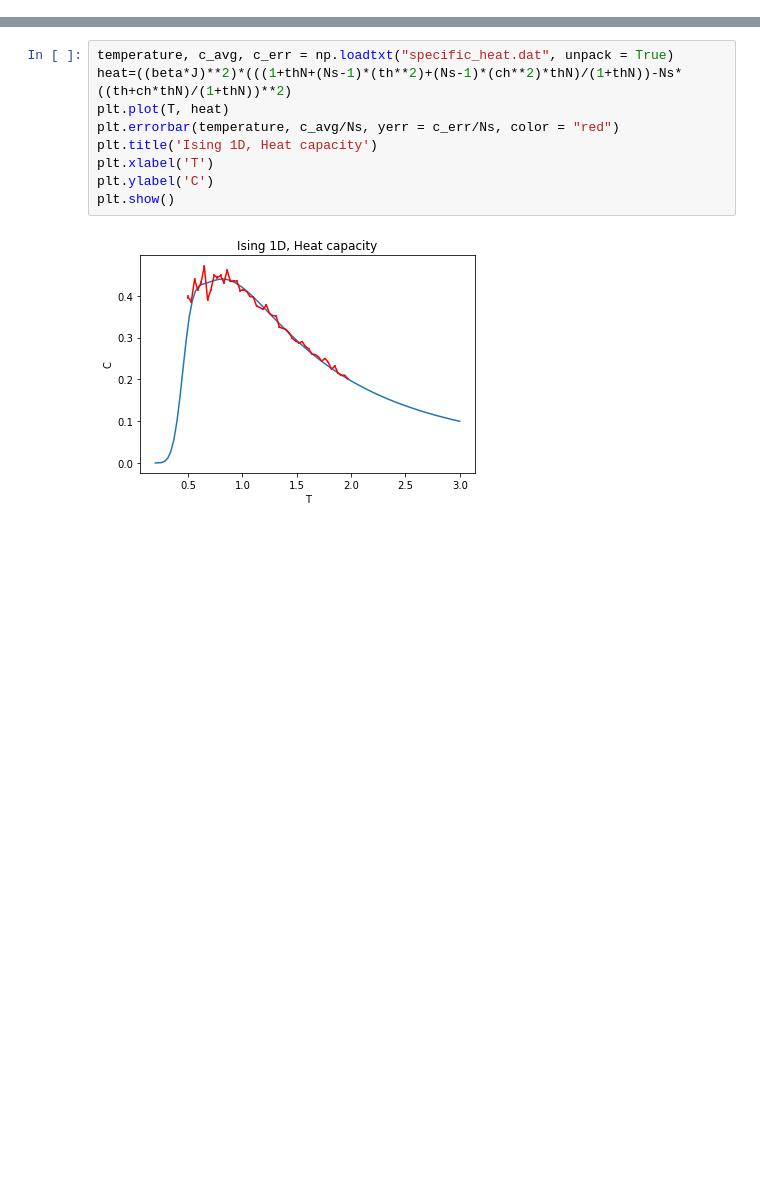
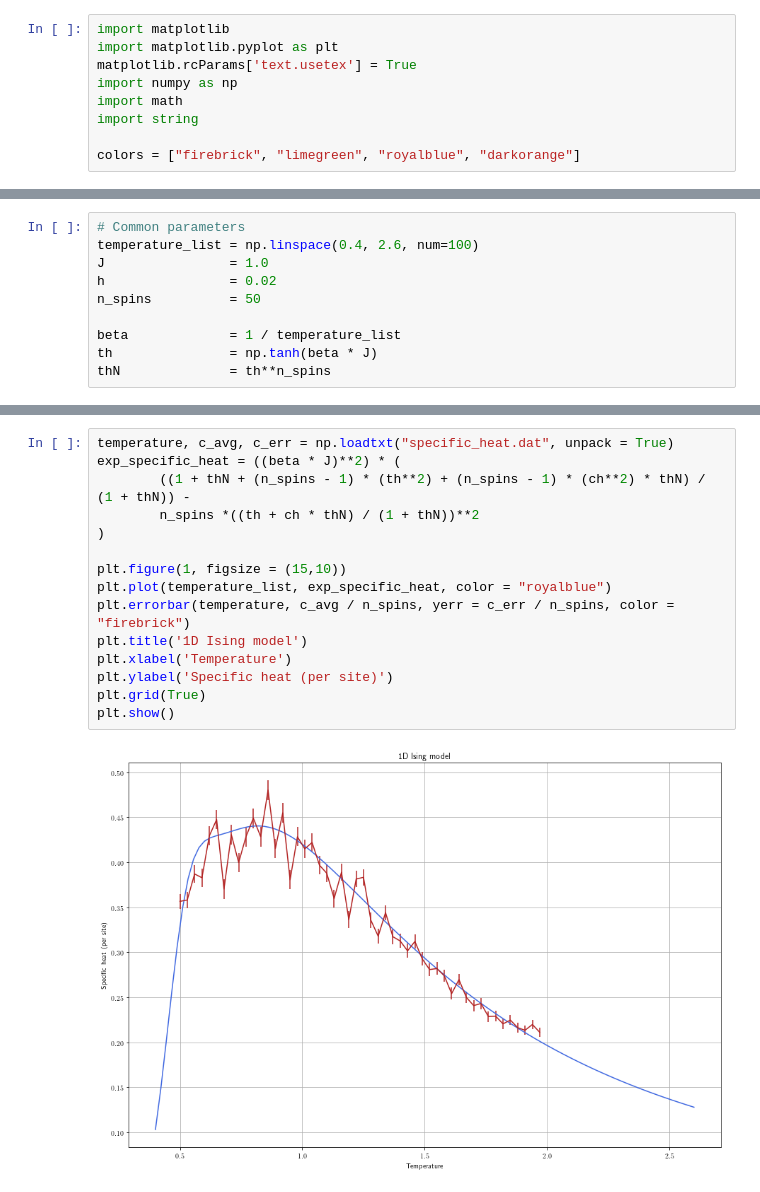
Before and after one commit to phaerrax/lab-simulazione-numerica, a Jupyter notebook: exercise06/exercise06.ipynb, the cells around one changed output, grey strips where cells are left out. Saved outputs shown, nothing was run; the diff lists cells and outputs as text; blank space fills up the shorter version.

```diff
--- a/exercise06/exercise06.ipynb
+++ b/exercise06/exercise06.ipynb
@@ -22,0 +3,9 @@ plt.show()
+# %%
+import matplotlib
+import matplotlib.pyplot as plt
+matplotlib.rcParams['text.usetex'] = True
+import numpy as np
+import math
+import string
+
+colors = ["firebrick", "limegreen", "royalblue", "darkorange"]
@@ -22,0 +25,10 @@ plt.show()
+# %%
+# Common parameters
+temperature_list = np.linspace(0.4, 2.6, num=100)
+J                = 1.0
+h                = 0.02
+n_spins          = 50
+
+beta             = 1 / temperature_list
+th               = np.tanh(beta * J)
+thN              = th**n_spins
@@ -23,12 +53,18 @@ plt.show()
 # %%
 temperature, c_avg, c_err = np.loadtxt("specific_heat.dat", unpack = True)
-heat=((beta*J)**2)*(((1+thN+(Ns-1)*(th**2)+(Ns-1)*(ch**2)*thN)/(1+thN))-Ns*((th+ch*thN)/(1+thN))**2)
-plt.plot(T, heat)
-plt.errorbar(temperature, c_avg/Ns, yerr = c_err/Ns, color = "red")
-plt.title('Ising 1D, Heat capacity')
-plt.xlabel('T')
-plt.ylabel('C')
+exp_specific_heat = ((beta * J)**2) * (
+        ((1 + thN + (n_spins - 1) * (th**2) + (n_spins - 1) * (ch**2) * thN) / (1 + thN)) -
+        n_spins *((th + ch * thN) / (1 + thN))**2
+)
+
+plt.figure(1, figsize = (15,10))
+plt.plot(temperature_list, exp_specific_heat, color = "royalblue")
+plt.errorbar(temperature, c_avg / n_spins, yerr = c_err / n_spins, color = "firebrick")
+plt.title('1D Ising model')
+plt.xlabel('Temperature')
+plt.ylabel('Specific heat (per site)')
+plt.grid(True)
 plt.show()
 # %% [output]
-[figure, old version]
+[figure, new version]
 # %%
```
Also changed, not shown: parts of 8 cells of this notebook.
